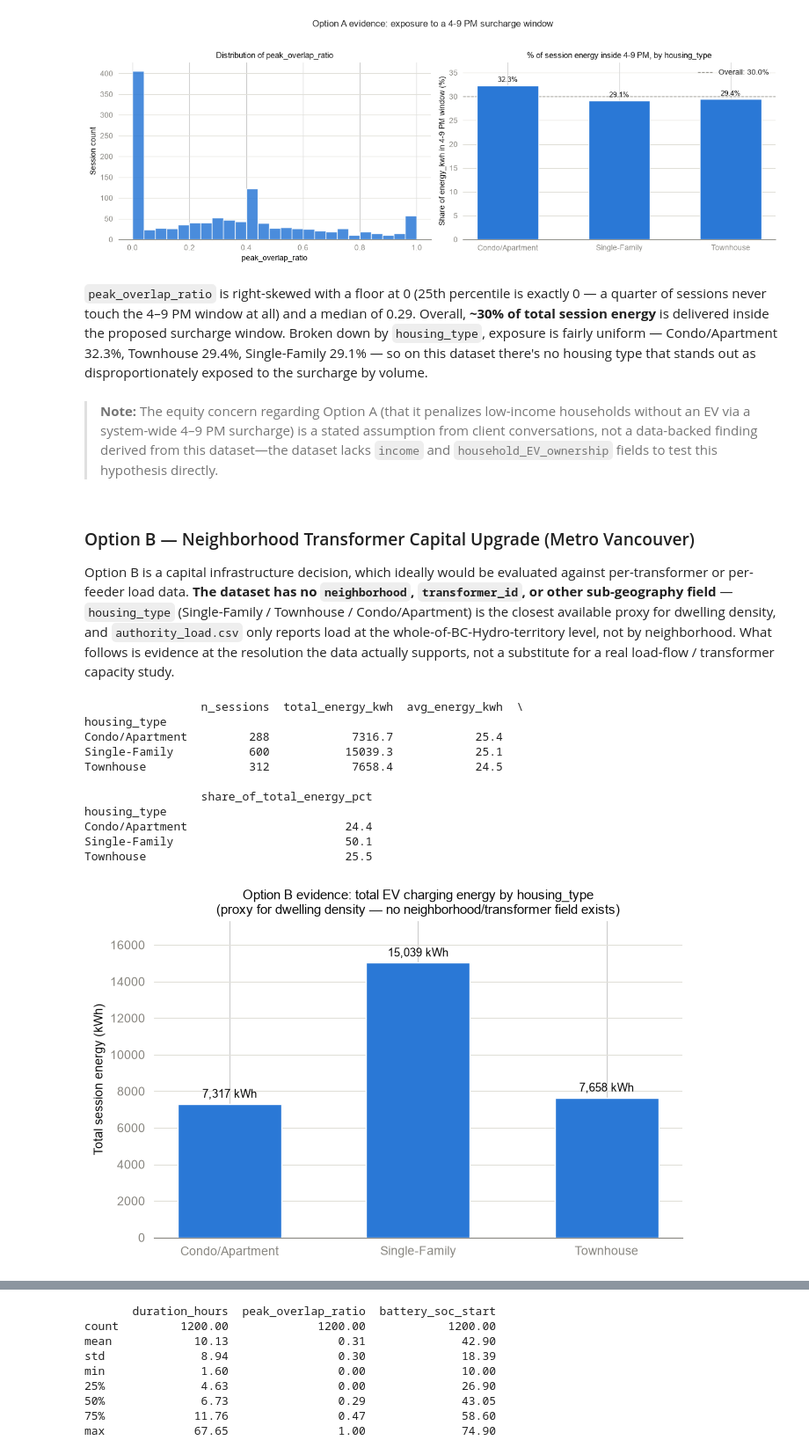
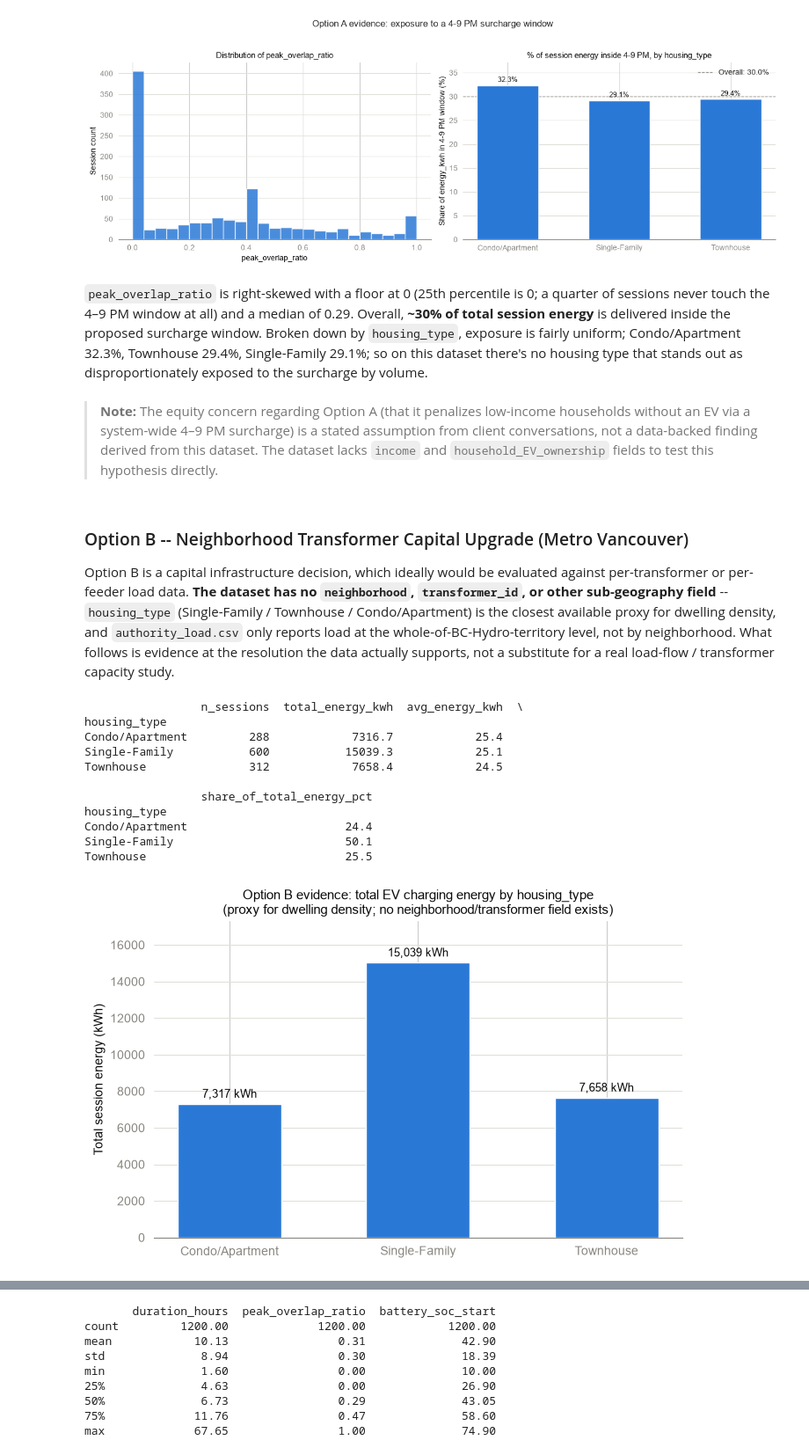
Before and after one commit to timothytzkung/Kung_Tim_Lab_Task, a Jupyter notebook: FinalAssignment/notebook.ipynb, the cells around one changed output, grey strips where cells are left out. Shown at 88% size. Drawn from its saved outputs; the diff is of its cells as text; code cells hidden in the pictures.

```diff
--- a/FinalAssignment/notebook.ipynb
+++ b/FinalAssignment/notebook.ipynb
@@ -540,13 +540,13 @@ Single-Family            15039.32             4381.8298                  29.1
 Townhouse                 7658.38             2254.7922                  29.4
 [figure]
 # %% [markdown]
-`peak_overlap_ratio` is right-skewed with a floor at 0 (25th percentile is exactly 0 — a quarter of sessions never touch the 4–9 PM window at all) and a median of 0.29. Overall, **~30% of total session energy** is delivered inside the proposed surcharge window. Broken down by `housing_type`, exposure is fairly uniform — Condo/Apartment 32.3%, Townhouse 29.4%, Single-Family 29.1% — so on this dataset there's no housing type that stands out as disproportionately exposed to the surcharge by volume.
+`peak_overlap_ratio` is right-skewed with a floor at 0 (25th percentile is 0; a quarter of sessions never touch the 4–9 PM window at all) and a median of 0.29. Overall, **~30% of total session energy** is delivered inside the proposed surcharge window. Broken down by `housing_type`, exposure is fairly uniform; Condo/Apartment 32.3%, Townhouse 29.4%, Single-Family 29.1%; so on this dataset there's no housing type that stands out as disproportionately exposed to the surcharge by volume.
 # %% [markdown]
-> **Note:** The equity concern regarding Option A (that it penalizes low-income households without an EV via a system-wide 4–9 PM surcharge) is a stated assumption from client conversations, not a data-backed finding derived from this dataset—the dataset lacks `income` and `household_EV_ownership` fields to test this hypothesis directly.
+> **Note:** The equity concern regarding Option A (that it penalizes low-income households without an EV via a system-wide 4–9 PM surcharge) is a stated assumption from client conversations, not a data-backed finding derived from this dataset. The dataset lacks `income` and `household_EV_ownership` fields to test this hypothesis directly.
 # %% [markdown]
-### Option B — Neighborhood Transformer Capital Upgrade (Metro Vancouver)
+### Option B -- Neighborhood Transformer Capital Upgrade (Metro Vancouver)
 
-Option B is a capital infrastructure decision, which ideally would be evaluated against per-transformer or per-feeder load data. **The dataset has no `neighborhood`, `transformer_id`, or other sub-geography field** — `housing_type` (Single-Family / Townhouse / Condo/Apartment) is the closest available proxy for dwelling density, and `authority_load.csv` only reports load at the whole-of-BC-Hydro-territory level, not by neighborhood. What follows is evidence at the resolution the data actually supports, not a substitute for a real load-flow / transformer capacity study.
+Option B is a capital infrastructure decision, which ideally would be evaluated against per-transformer or per-feeder load data. **The dataset has no `neighborhood`, `transformer_id`, or other sub-geography field** -- `housing_type` (Single-Family / Townhouse / Condo/Apartment) is the closest available proxy for dwelling density, and `authority_load.csv` only reports load at the whole-of-BC-Hydro-territory level, not by neighborhood. What follows is evidence at the resolution the data actually supports, not a substitute for a real load-flow / transformer capacity study.
 # %%
 # housing_type is the closest available proxy for neighborhood/dwelling density;
 # there is no transformer- or neighborhood-level field to localize demand further.
@@ -565,33 +565,33 @@ bars = ax.bar(by_housing_b.index, by_housing_b["total_energy_kwh"], color=MARK_C
 ax.bar_label(
     bars, labels=[f"{v:,.0f} kWh" for v in by_housing_b["total_energy_kwh"]],
     padding=3, fontsize=9, color="#0b0b0b",
 )
 ax.set_ylabel("Total session energy (kWh)", color="#0b0b0b")
 ax.set_title(
     "Option B evidence: total EV charging energy by housing_type\n"
-    "(proxy for dwelling density — no neighborhood/transformer field exists)",
+    "(proxy for dwelling density; no neighborhood/transformer field exists)",
     fontsize=11, color="#0b0b0b",
 )
 ax.grid(True, axis="y", color=GRID_COLOR, linewidth=0.8, zorder=0)
 ax.set_axisbelow(True)
 for spine in ("top", "right", "left"):
     ax.spines[spine].set_visible(False)
 ax.spines["bottom"].set_color(MUTED)
 ax.tick_params(colors=MUTED)
 ax.margins(y=0.15)
 fig.tight_layout()
 plt.show()
 # %% [output]
                  n_sessions  total_energy_kwh  avg_energy_kwh  \
 housing_type
 Condo/Apartment         288            7316.7            25.4
 Single-Family           600           15039.3            25.1
 Townhouse               312            7658.4            24.5
 
                  share_of_total_energy_pct
 housing_type
 Condo/Apartment                       24.4
 Single-Family                         50.1
 Townhouse                             25.5
-[figure, old version]
+[figure, new version]
 # %% [markdown]
```
Also changed, not shown: parts of 29 cells of this notebook, 1 other file.
